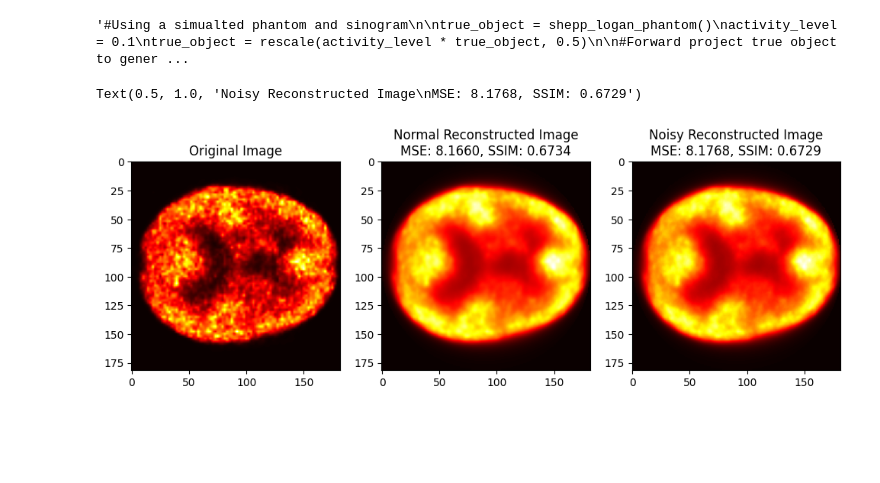
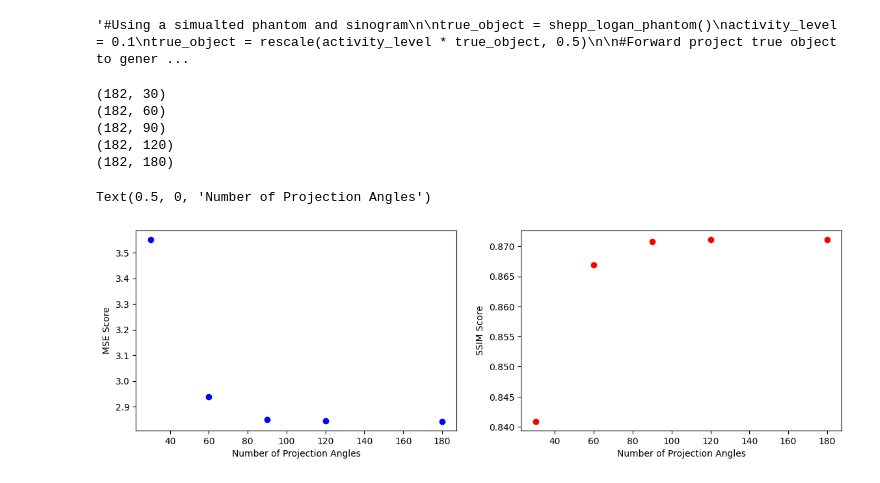
Before and after one commit to jemmabagg/picoPET-sim, a Jupyter notebook: mlem_reco_sino.ipynb, the cells around one changed output. Saved outputs shown, nothing was run; the diff lists cells and outputs as text; code cells hidden in the pictures; blank space fills up the shorter version.

Commit message:
DeepPET Algorithm, minor changes to MLEM & CNN algorithms

```diff
--- a/mlem_reco_sino.ipynb
+++ b/mlem_reco_sino.ipynb
@@ -148,7 +147,7 @@ def add_poisson(sino, max_counts):
 
     return noisy / scale
 
-def mlem_reco(sino, azi_angles):
+def mlem_reco(sino, azi_angles, its):
     #Define reconstructed image
     image_size = sino.shape[0]   #define image reco size based on sinogram height
     mlem_rec = np.ones((image_size, image_size))
@@ -162,7 +161,7 @@ def mlem_reco(sino, azi_angles):
         output_size=image_size
     )
 
-    for iter in range(15):
+    for iter in range(its):
         fp = radon(mlem_rec, azi_angles, circle=True) #Forward projection of mlem_rec at iteration k (A x^k)
         #print(fp.shape)
 
@@ -173,35 +172,38 @@ def mlem_reco(sino, azi_angles):
 
     return mlem_rec
 # %%
-#Using a slice of the data and forward projecting to get sinogram
-azi_angles = np.linspace(0.0, 180.0, 180, endpoint=False) #forward project along all of these angles
-sinogram = radon(true_object_cropped, azi_angles, circle=True)
+from skimage.metrics import structural_similarity as ssim
+from skimage.metrics import mean_squared_error
 
-noisy_sino = add_poisson(sinogram, 1e4)
-noisy_img = iradon(noisy_sino, azi_angles, circle=True , filter_name=None)
+n = 25
+mse_vals = []
+ssim_vals = []
+angles = [30, 60, 90, 120, 180]
+
+for n_angles in angles:
+    azi_angles = np.linspace(0.0, 180.0, n_angles, endpoint=False)
+    sinogram = radon(true_object_cropped, azi_angles, circle=True)
+    print(np.shape(sinogram))
+    mlem_rec_norm = mlem_reco(sinogram, azi_angles, n)
+
+    # Compute metrics
+    mse_vals.append(mean_squared_error(true_object_cropped, mlem_rec_norm))
+    ssim_vals.append(ssim(true_object_cropped, mlem_rec_norm, data_range=true_object_cropped.max() - true_object_cropped.min()))
+# %% [output]
+(182, 30)
+(182, 60)
+(182, 90)
+(182, 120)
+(182, 180)
 # %%
-from skimage.metrics import structural_similarity as ssim
-from skimage.metrics import mean_squared_error
+fig, axs = plt.subplots(1,2, figsize=(14,4))
+axs[0].plot(angles, mse_vals, 'bo', label = "MSE Values")
+axs[0].set_ylabel("MSE Score")
+axs[0].set_xlabel("Number of Projection Angles")
 
-mlem_rec_norm = mlem_reco(sinogram, azi_angles)
-mlem_rec_noisy = mlem_reco(noisy_sino, azi_angles)
-
-# Compute metrics
-mse_val_norm = mean_squared_error(true_object_cropped, mlem_rec_norm)
-ssim_val_norm = ssim(true_object_cropped, mlem_rec_norm, data_range=true_object_cropped.max() - true_object_cropped.min())
-
-mse_val_noisy = mean_squared_error(true_object_cropped, mlem_rec_noisy)
-ssim_val_noisy = ssim(true_object_cropped, mlem_rec_noisy, data_range=true_object_cropped.max() - true_object_cropped.min())
-
-fig, axs = plt.subplots(1, 3, figsize=(12,5))
-axs[0].imshow(true_object_cropped, cmap ='hot')
-axs[0].set_title("Original Image")
-
-axs[1].imshow(mlem_rec_norm, cmap = 'hot')
-axs[1].set_title(f"Normal Reconstructed Image\nMSE: {mse_val_norm:.4f}, SSIM: {ssim_val_norm:.4f}")
-
-axs[2].imshow(mlem_rec_noisy, cmap = 'hot')
-axs[2].set_title(f"Noisy Reconstructed Image\nMSE: {mse_val_noisy:.4f}, SSIM: {ssim_val_noisy:.4f}")
+axs[1].plot(angles, ssim_vals, 'ro', label = "SSIM Values")
+axs[1].set_ylabel("SSIM Score")
+axs[1].set_xlabel("Number of Projection Angles")
 # %% [output]
-Text(0.5, 1.0, 'Noisy Reconstructed Image\nMSE: 8.1768, SSIM: 0.6729')
+Text(0.5, 0, 'Number of Projection Angles')
-[figure, old version]
+[figure, new version]
```
Also changed, not shown: parts of 3 cells of this notebook, 4 other files.
